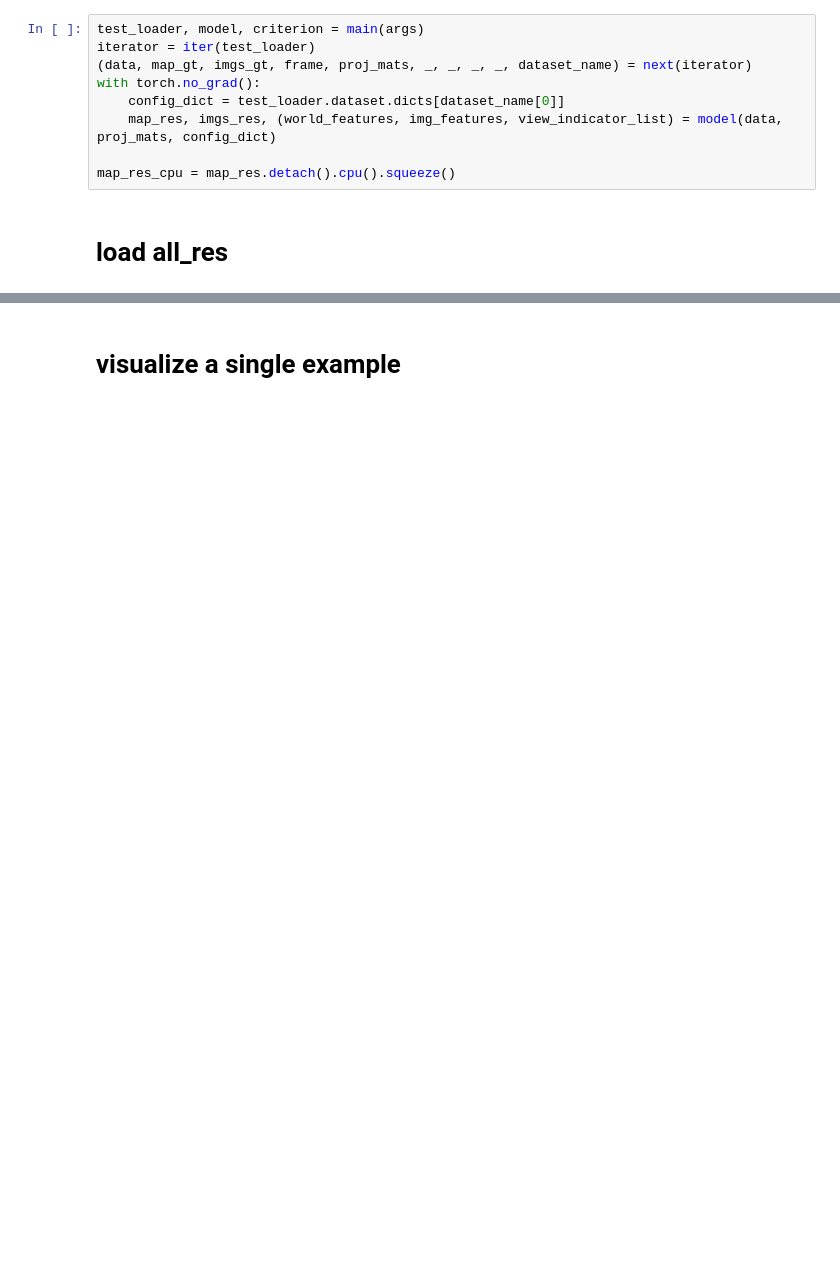
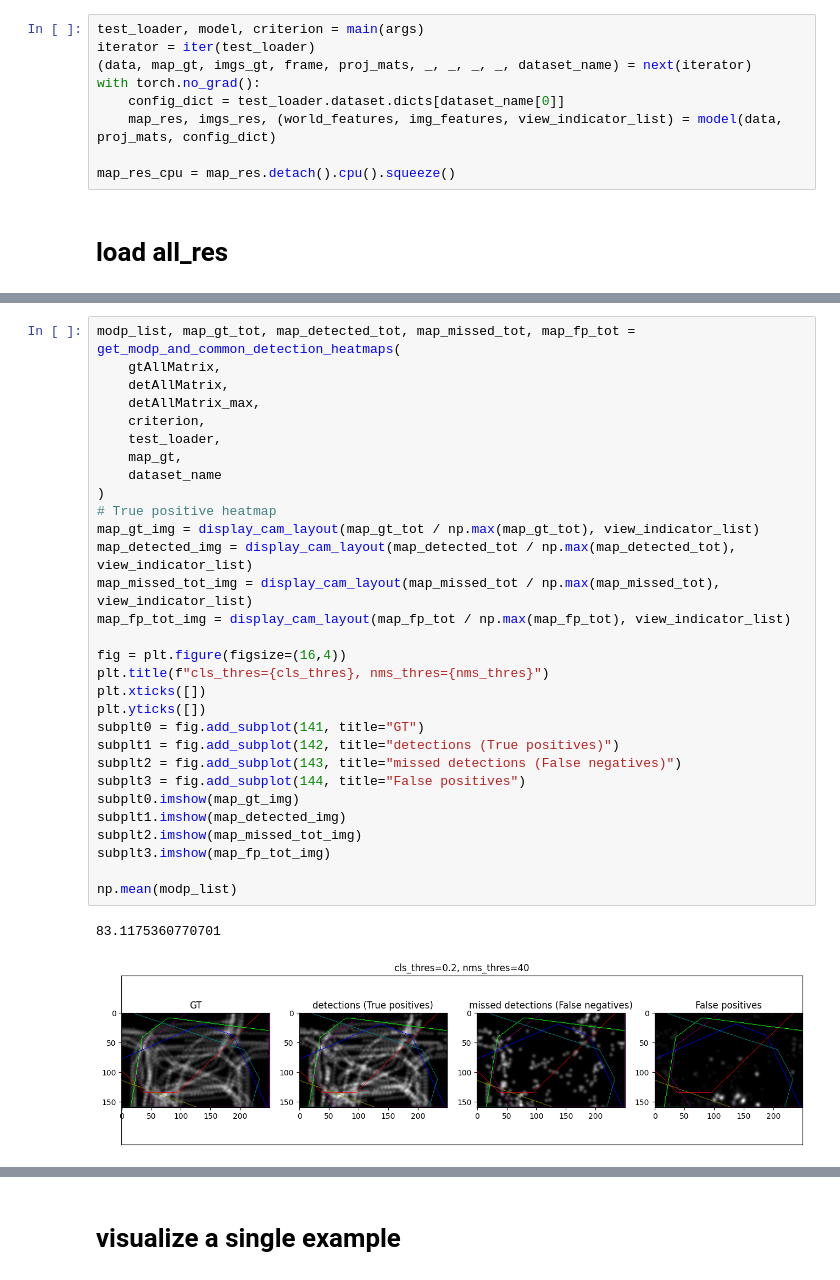
Before and after one commit to ErikBrorsson/MVDet, a Jupyter notebook: pred_viz.ipynb, the cells around one changed output, grey strips where cells are left out. Saved outputs shown, nothing was run; the diff lists cells and outputs as text; blank space fills up the shorter version.

```diff
--- a/pred_viz.ipynb
+++ b/pred_viz.ipynb
@@ -694,0 +921,33 @@ false_positives_list[30].shape
+# %%
+modp_list, map_gt_tot, map_detected_tot, map_missed_tot, map_fp_tot = get_modp_and_common_detection_heatmaps(
+    gtAllMatrix,
+    detAllMatrix,
+    detAllMatrix_max,
+    criterion,
+    test_loader,
+    map_gt,
+    dataset_name
+)
+# True positive heatmap
+map_gt_img = display_cam_layout(map_gt_tot / np.max(map_gt_tot), view_indicator_list)
+map_detected_img = display_cam_layout(map_detected_tot / np.max(map_detected_tot), view_indicator_list)
+map_missed_tot_img = display_cam_layout(map_missed_tot / np.max(map_missed_tot), view_indicator_list)
+map_fp_tot_img = display_cam_layout(map_fp_tot / np.max(map_fp_tot), view_indicator_list)
+
+fig = plt.figure(figsize=(16,4))
+plt.title(f"cls_thres={cls_thres}, nms_thres={nms_thres}")
+plt.xticks([])
+plt.yticks([])
+subplt0 = fig.add_subplot(141, title="GT")
+subplt1 = fig.add_subplot(142, title="detections (True positives)")
+subplt2 = fig.add_subplot(143, title="missed detections (False negatives)")
+subplt3 = fig.add_subplot(144, title="False positives")
+subplt0.imshow(map_gt_img)
+subplt1.imshow(map_detected_img)
+subplt2.imshow(map_missed_tot_img)
+subplt3.imshow(map_fp_tot_img)
+
+np.mean(modp_list)
+# %% [output]
+83.1175360770701
+[figure, added]
```
Also changed, not shown: parts of 16 cells of this notebook, 1 other file.
